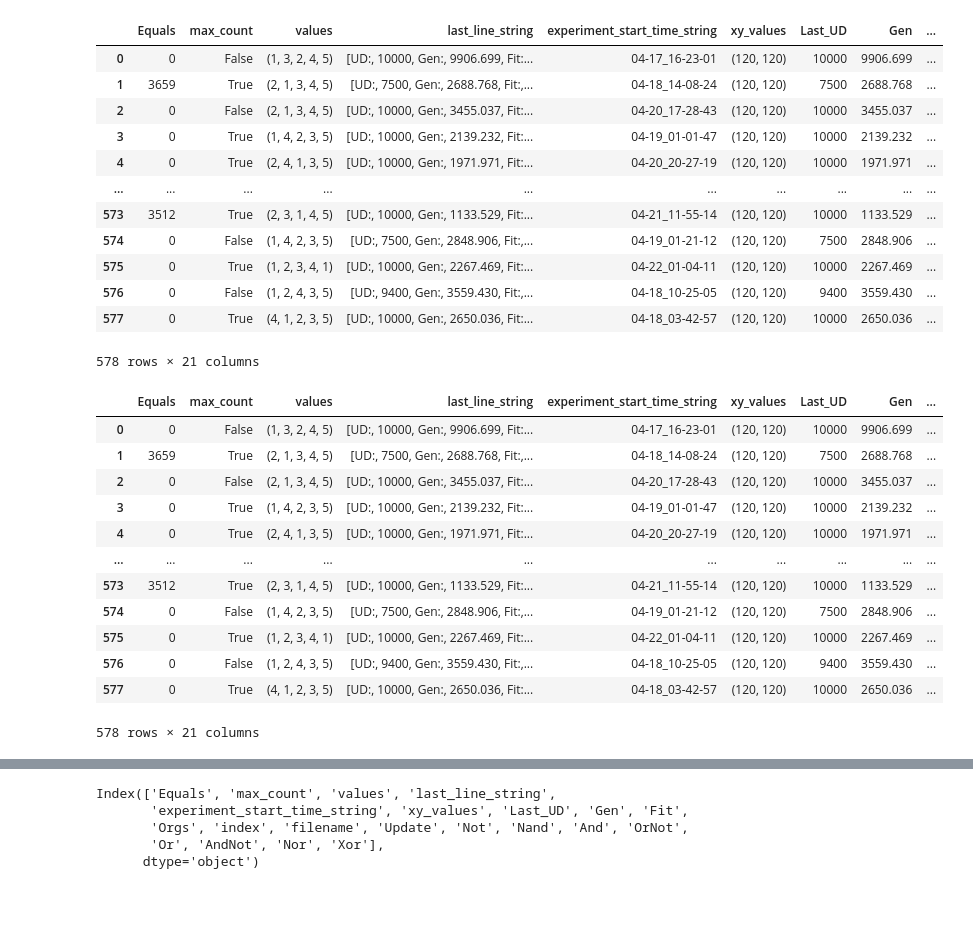
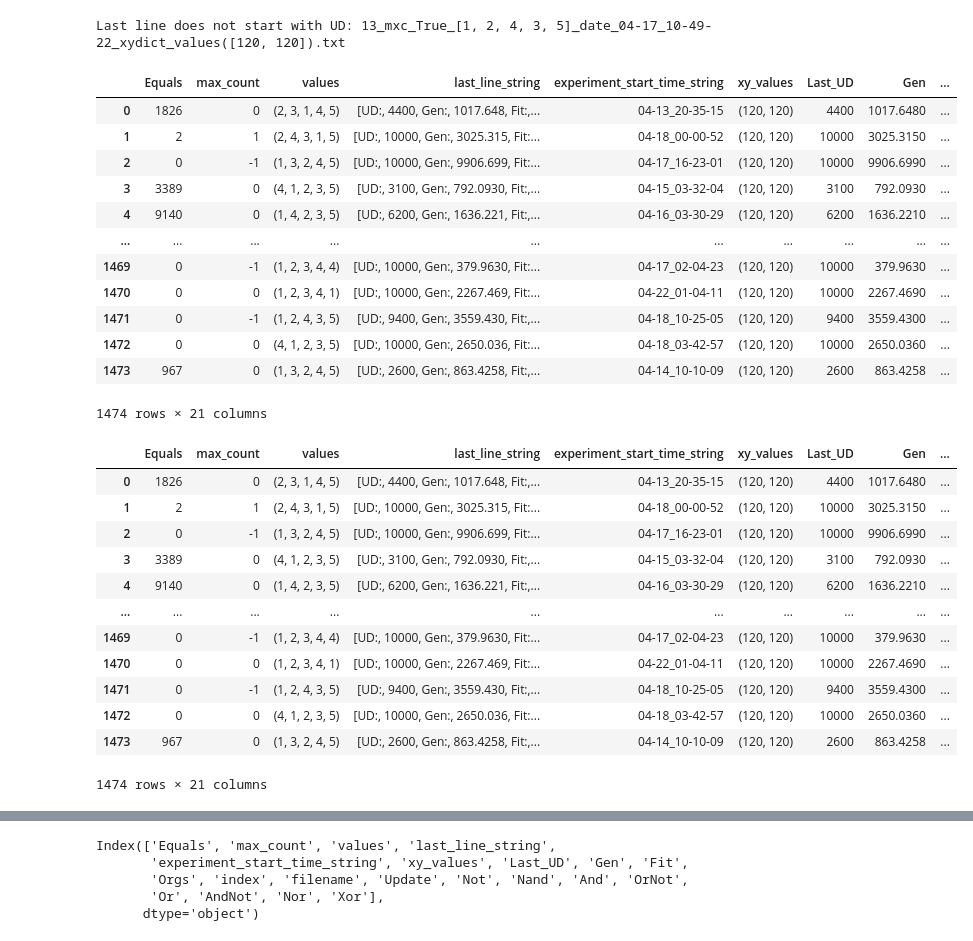
Before and after one commit to alzh9000/avida, a Jupyter notebook: cbuild_changed/work/results_plots_3.ipynb, the cells around one changed output, grey strips where cells are left out. Saved outputs shown, nothing was run; the diff lists cells and outputs as text; code cells hidden in the pictures; blank space fills up the shorter version.

```diff
--- a/cbuild_changed/work/results_plots_3.ipynb
+++ b/cbuild_changed/work/results_plots_3.ipynb
@@ -85,13 +85,14 @@ for filename in os.listdir(dir_path):
                 raise Exception("No match found for pattern in file name: {}".format(filename))
             index = int(match.group(1))
             max_count = match.group(2)
-            if max_count == '-1':
-                max_count = False
-            elif max_count == '0':
-                max_count = True
+            if max_count == 'False':
+                max_count = -1
+            elif max_count == 'True':
+                max_count = 0
             else:
-                continue
-            # max_count = match.group(2) == 'True'
+                max_count = int(match.group(2))
+                # continue
+
             values = tuple(int(i) for i in match.group(3).strip('[]').split(', '))
             experiment_start_time_string = match.group(4) + "_" + match.group(5)
             xy_values = tuple(int(i) for i in match.group(6).strip('[]').split(', '))
@@ -122,46 +123,48 @@ for filename in os.listdir(dir_path):
             if last_line.startswith('UD:'):
                 last_line_string = last_line.strip().split()
 
                 data = {
                 'max_count': max_count,
                 'values': values,
                 'last_line_string': last_line_string,
                 'experiment_start_time_string': experiment_start_time_string,
                 'xy_values': xy_values,
                 'Last_UD': int(last_line_string[1]),
                 'Gen': float(last_line_string[3]),
                 'Fit': float(last_line_string[5]),
                 'Orgs': int(last_line_string[7]),
                 'index': index,
                 'filename': filename,
                 }
                 data.update(dictionary)
                 EQU_dict.update(data)
 
                 # Append the data to the list
                 data_list.append(EQU_dict)
             else:
-                raise Exception("Last line does not start with UD: {}".format(filename))
+                print("Last line does not start with UD: {}".format(filename))
+                continue
 
 # Create the DataFrame from the data list
 df = pd.DataFrame(data_list)
 
 # Print the dataframe
 df
 # %% [output]
+Last line does not start with UD: 13_mxc_True_[1, 2, 4, 3, 5]_date_04-17_10-49-22_xydict_values([120, 120]).txt
 |  | Equals | max_count | values | last_line_string | experiment_start_time_string | xy_values | Last_UD | Gen | ... |
-| 0 | 0 | False | (1, 3, 2, 4, 5) | [UD:, 10000, Gen:, 9906.699, Fit:... | 04-17_16-23-01 | (120, 120) | 10000 | 9906.699 | ... |
-| 1 | 3659 | True | (2, 1, 3, 4, 5) | [UD:, 7500, Gen:, 2688.768, Fit:,... | 04-18_14-08-24 | (120, 120) | 7500 | 2688.768 | ... |
-| 2 | 0 | False | (2, 1, 3, 4, 5) | [UD:, 10000, Gen:, 3455.037, Fit:... | 04-20_17-28-43 | (120, 120) | 10000 | 3455.037 | ... |
-| 3 | 0 | True | (1, 4, 2, 3, 5) | [UD:, 10000, Gen:, 2139.232, Fit:... | 04-19_01-01-47 | (120, 120) | 10000 | 2139.232 | ... |
-| 4 | 0 | True | (2, 4, 1, 3, 5) | [UD:, 10000, Gen:, 1971.971, Fit:... | 04-20_20-27-19 | (120, 120) | 10000 | 1971.971 | ... |
+| 0 | 1826 | 0 | (2, 3, 1, 4, 5) | [UD:, 4400, Gen:, 1017.648, Fit:,... | 04-13_20-35-15 | (120, 120) | 4400 | 1017.6480 | ... |
+| 1 | 2 | 1 | (2, 4, 3, 1, 5) | [UD:, 10000, Gen:, 3025.315, Fit:... | 04-18_00-00-52 | (120, 120) | 10000 | 3025.3150 | ... |
+| 2 | 0 | -1 | (1, 3, 2, 4, 5) | [UD:, 10000, Gen:, 9906.699, Fit:... | 04-17_16-23-01 | (120, 120) | 10000 | 9906.6990 | ... |
+| 3 | 3389 | 0 | (4, 1, 2, 3, 5) | [UD:, 3100, Gen:, 792.0930, Fit:,... | 04-15_03-32-04 | (120, 120) | 3100 | 792.0930 | ... |
+| 4 | 9140 | 0 | (1, 4, 2, 3, 5) | [UD:, 6200, Gen:, 1636.221, Fit:,... | 04-16_03-30-29 | (120, 120) | 6200 | 1636.2210 | ... |
 | ... | ... | ... | ... | ... | ... | ... | ... | ... | ... |
-| 573 | 3512 | True | (2, 3, 1, 4, 5) | [UD:, 10000, Gen:, 1133.529, Fit:... | 04-21_11-55-14 | (120, 120) | 10000 | 1133.529 | ... |
-| 574 | 0 | False | (1, 4, 2, 3, 5) | [UD:, 7500, Gen:, 2848.906, Fit:,... | 04-19_01-21-12 | (120, 120) | 7500 | 2848.906 | ... |
-| 575 | 0 | True | (1, 2, 3, 4, 1) | [UD:, 10000, Gen:, 2267.469, Fit:... | 04-22_01-04-11 | (120, 120) | 10000 | 2267.469 | ... |
-| 576 | 0 | False | (1, 2, 4, 3, 5) | [UD:, 9400, Gen:, 3559.430, Fit:,... | 04-18_10-25-05 | (120, 120) | 9400 | 3559.430 | ... |
-| 577 | 0 | True | (4, 1, 2, 3, 5) | [UD:, 10000, Gen:, 2650.036, Fit:... | 04-18_03-42-57 | (120, 120) | 10000 | 2650.036 | ... |
+| 1469 | 0 | -1 | (1, 2, 3, 4, 4) | [UD:, 10000, Gen:, 379.9630, Fit:... | 04-17_02-04-23 | (120, 120) | 10000 | 379.9630 | ... |
+| 1470 | 0 | 0 | (1, 2, 3, 4, 1) | [UD:, 10000, Gen:, 2267.469, Fit:... | 04-22_01-04-11 | (120, 120) | 10000 | 2267.4690 | ... |
+| 1471 | 0 | -1 | (1, 2, 4, 3, 5) | [UD:, 9400, Gen:, 3559.430, Fit:,... | 04-18_10-25-05 | (120, 120) | 9400 | 3559.4300 | ... |
+| 1472 | 0 | 0 | (4, 1, 2, 3, 5) | [UD:, 10000, Gen:, 2650.036, Fit:... | 04-18_03-42-57 | (120, 120) | 10000 | 2650.0360 | ... |
+| 1473 | 967 | 0 | (1, 3, 2, 4, 5) | [UD:, 2600, Gen:, 863.4258, Fit:,... | 04-14_10-10-09 | (120, 120) | 2600 | 863.4258 | ... |
-578 rows × 21 columns
+1474 rows × 21 columns
 # %%
 import pandas as pd
 import pickle
@@ -174,25 +177,25 @@ import pandas as pd
 import pickle
 
 # Load the pickled dataframe from the file
-with open('229r/results/all1_copy_fitness_and_counts_df.pickle', 'rb') as f:
+with open('229r/results/all1_rp3_fitness_and_counts_df.pickle', 'rb') as f:
     df = pickle.load(f)
 
 # Print the dataframe
 display(df)
 # %% [output]
 |  | Equals | max_count | values | last_line_string | experiment_start_time_string | xy_values | Last_UD | Gen | ... |
-| 0 | 0 | False | (1, 3, 2, 4, 5) | [UD:, 10000, Gen:, 9906.699, Fit:... | 04-17_16-23-01 | (120, 120) | 10000 | 9906.699 | ... |
-| 1 | 3659 | True | (2, 1, 3, 4, 5) | [UD:, 7500, Gen:, 2688.768, Fit:,... | 04-18_14-08-24 | (120, 120) | 7500 | 2688.768 | ... |
-| 2 | 0 | False | (2, 1, 3, 4, 5) | [UD:, 10000, Gen:, 3455.037, Fit:... | 04-20_17-28-43 | (120, 120) | 10000 | 3455.037 | ... |
-| 3 | 0 | True | (1, 4, 2, 3, 5) | [UD:, 10000, Gen:, 2139.232, Fit:... | 04-19_01-01-47 | (120, 120) | 10000 | 2139.232 | ... |
-| 4 | 0 | True | (2, 4, 1, 3, 5) | [UD:, 10000, Gen:, 1971.971, Fit:... | 04-20_20-27-19 | (120, 120) | 10000 | 1971.971 | ... |
+| 0 | 1826 | 0 | (2, 3, 1, 4, 5) | [UD:, 4400, Gen:, 1017.648, Fit:,... | 04-13_20-35-15 | (120, 120) | 4400 | 1017.6480 | ... |
+| 1 | 2 | 1 | (2, 4, 3, 1, 5) | [UD:, 10000, Gen:, 3025.315, Fit:... | 04-18_00-00-52 | (120, 120) | 10000 | 3025.3150 | ... |
+| 2 | 0 | -1 | (1, 3, 2, 4, 5) | [UD:, 10000, Gen:, 9906.699, Fit:... | 04-17_16-23-01 | (120, 120) | 10000 | 9906.6990 | ... |
+| 3 | 3389 | 0 | (4, 1, 2, 3, 5) | [UD:, 3100, Gen:, 792.0930, Fit:,... | 04-15_03-32-04 | (120, 120) | 3100 | 792.0930 | ... |
+| 4 | 9140 | 0 | (1, 4, 2, 3, 5) | [UD:, 6200, Gen:, 1636.221, Fit:,... | 04-16_03-30-29 | (120, 120) | 6200 | 1636.2210 | ... |
 | ... | ... | ... | ... | ... | ... | ... | ... | ... | ... |
-| 573 | 3512 | True | (2, 3, 1, 4, 5) | [UD:, 10000, Gen:, 1133.529, Fit:... | 04-21_11-55-14 | (120, 120) | 10000 | 1133.529 | ... |
-| 574 | 0 | False | (1, 4, 2, 3, 5) | [UD:, 7500, Gen:, 2848.906, Fit:,... | 04-19_01-21-12 | (120, 120) | 7500 | 2848.906 | ... |
-| 575 | 0 | True | (1, 2, 3, 4, 1) | [UD:, 10000, Gen:, 2267.469, Fit:... | 04-22_01-04-11 | (120, 120) | 10000 | 2267.469 | ... |
-| 576 | 0 | False | (1, 2, 4, 3, 5) | [UD:, 9400, Gen:, 3559.430, Fit:,... | 04-18_10-25-05 | (120, 120) | 9400 | 3559.430 | ... |
-| 577 | 0 | True | (4, 1, 2, 3, 5) | [UD:, 10000, Gen:, 2650.036, Fit:... | 04-18_03-42-57 | (120, 120) | 10000 | 2650.036 | ... |
+| 1469 | 0 | -1 | (1, 2, 3, 4, 4) | [UD:, 10000, Gen:, 379.9630, Fit:... | 04-17_02-04-23 | (120, 120) | 10000 | 379.9630 | ... |
+| 1470 | 0 | 0 | (1, 2, 3, 4, 1) | [UD:, 10000, Gen:, 2267.469, Fit:... | 04-22_01-04-11 | (120, 120) | 10000 | 2267.4690 | ... |
+| 1471 | 0 | -1 | (1, 2, 4, 3, 5) | [UD:, 9400, Gen:, 3559.430, Fit:,... | 04-18_10-25-05 | (120, 120) | 9400 | 3559.4300 | ... |
+| 1472 | 0 | 0 | (4, 1, 2, 3, 5) | [UD:, 10000, Gen:, 2650.036, Fit:... | 04-18_03-42-57 | (120, 120) | 10000 | 2650.0360 | ... |
+| 1473 | 967 | 0 | (1, 3, 2, 4, 5) | [UD:, 2600, Gen:, 863.4258, Fit:,... | 04-14_10-10-09 | (120, 120) | 2600 | 863.4258 | ... |
-578 rows × 21 columns
+1474 rows × 21 columns
 # %%
 df.describe()
 # %% [output]
```
Also changed, not shown: parts of 20 cells of this notebook, 6 other files.
